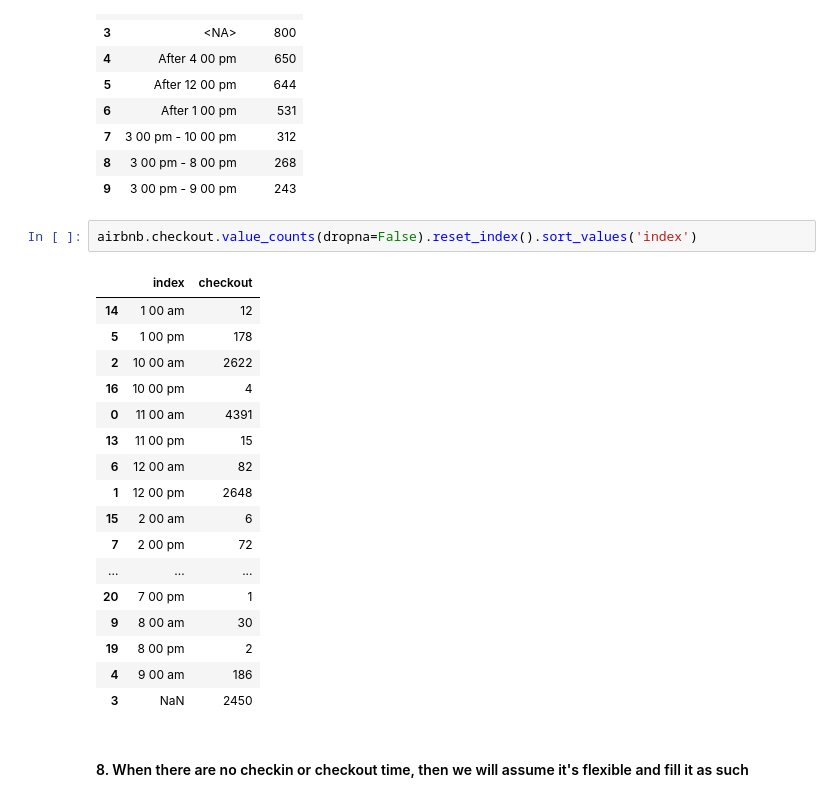
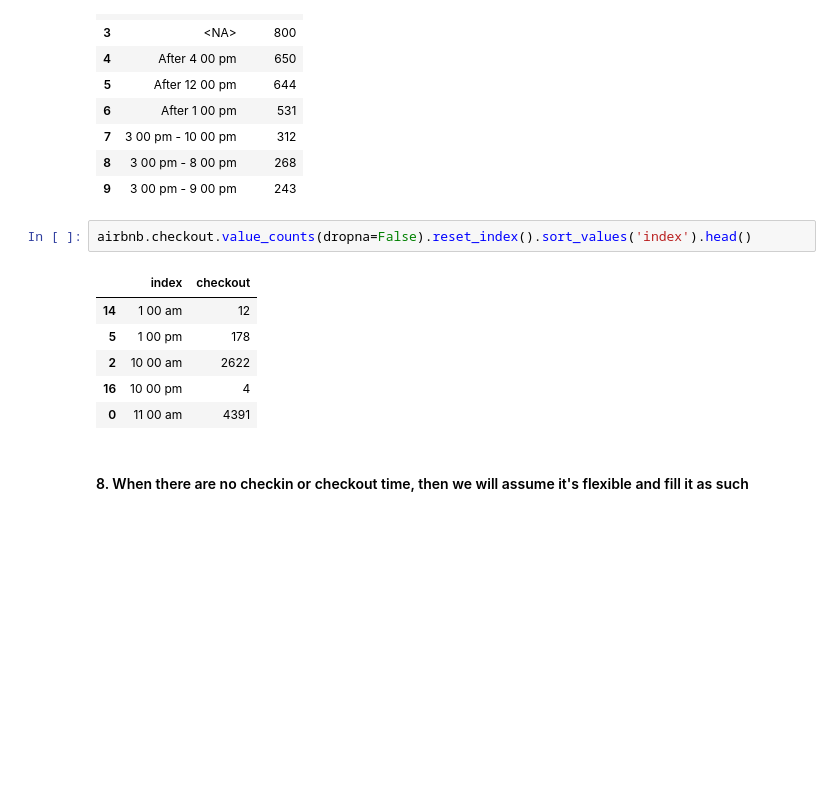
Before and after one commit to jonathanhorx/portfolio, a Jupyter notebook: Airbnb EDA Insights/Code.ipynb, the cells around one changed output. Saved outputs shown, nothing was run; the diff lists cells and outputs as text; blank space fills up the shorter version.

```diff
--- a/Airbnb EDA Insights/Code.ipynb
+++ b/Airbnb EDA Insights/Code.ipynb
@@ -239,25 +203,14 @@ airbnb.checkin.value_counts(dropna=False).reset_index().head(10)
 | 8 | 3 00 pm - 8 00 pm | 268 |
 | 9 | 3 00 pm - 9 00 pm | 243 |
 # %%
-airbnb.checkout.value_counts(dropna=False).reset_index().sort_values('index')
+airbnb.checkout.value_counts(dropna=False).reset_index().sort_values('index').head()
 # %% [output]
 |  | index | checkout |
 | 14 | 1 00 am | 12 |
 | 5 | 1 00 pm | 178 |
 | 2 | 10 00 am | 2622 |
 | 16 | 10 00 pm | 4 |
 | 0 | 11 00 am | 4391 |
-| 13 | 11 00 pm | 15 |
-| 6 | 12 00 am | 82 |
-| 1 | 12 00 pm | 2648 |
-| 15 | 2 00 am | 6 |
-| 7 | 2 00 pm | 72 |
-| ... | ... | ... |
-| 20 | 7 00 pm | 1 |
-| 9 | 8 00 am | 30 |
-| 19 | 8 00 pm | 2 |
-| 4 | 9 00 am | 186 |
-| 3 | NaN | 2450 |
 # %% [markdown]
 #### 8. When there are no checkin or checkout time, then we will assume it's flexible and fill it as such
 # %%
```
Also changed, not shown: parts of 9 cells of this notebook.
